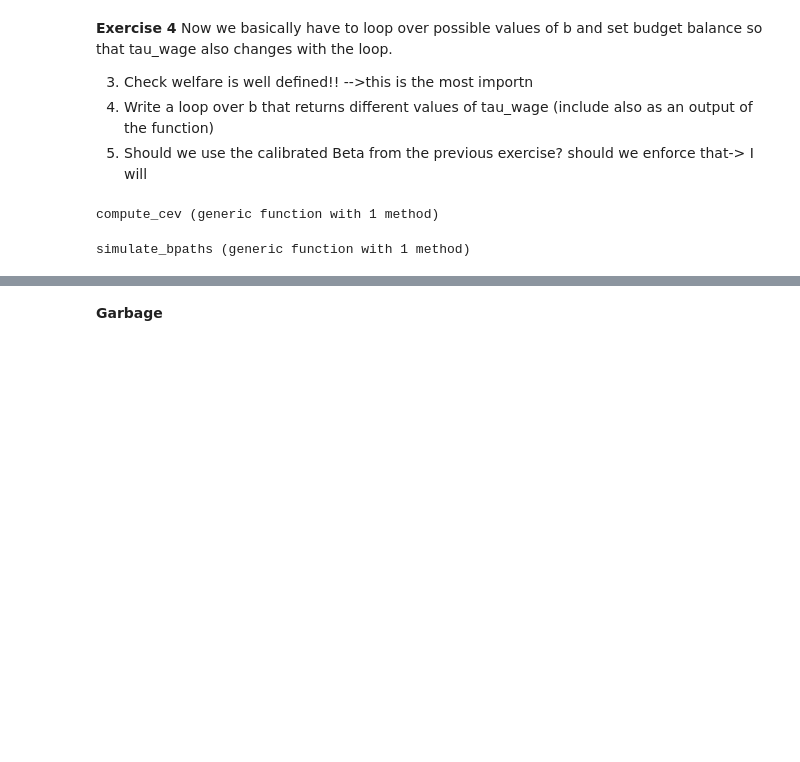
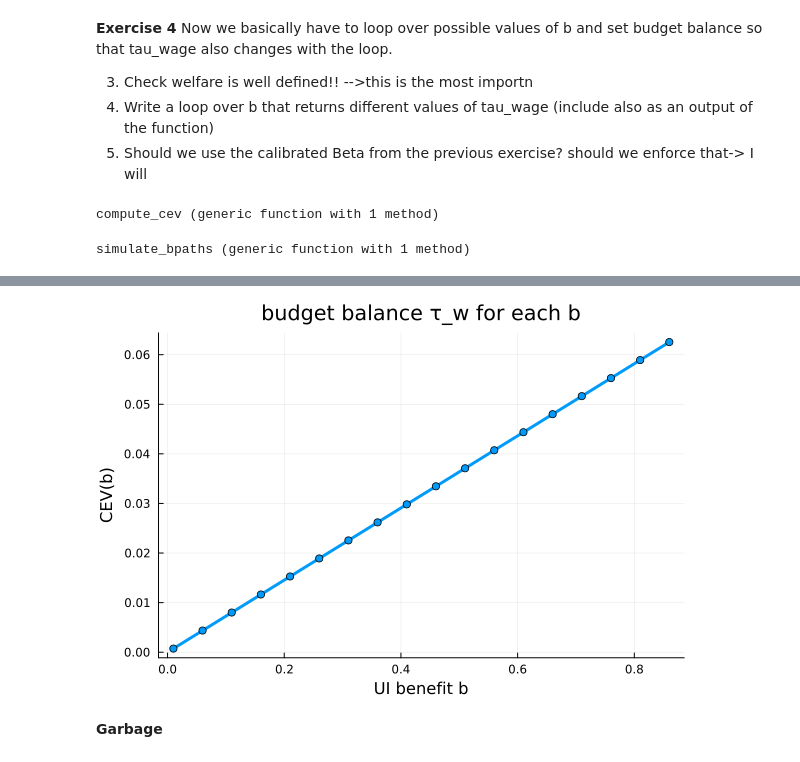
Before and after one commit to jorditorres1098/TSE-2025-2026, a Jupyter notebook: quantitative_econ/exam_quant_jt.ipynb, the cells around one changed output, grey strips where cells are left out. Saved outputs shown, nothing was run; the diff lists cells and outputs as text; code cells hidden in the pictures; blank space fills up the shorter version.

```diff
--- a/quantitative_econ/exam_quant_jt.ipynb
+++ b/quantitative_econ/exam_quant_jt.ipynb
@@ -991,3 +1028,20 @@ plot(
+# %%
+##add wages
+
+b      = b_simul_2[:, 1]
+wage    = b_simul_2[:, 3]
+
+plot(
+    b, wage,
+    xlabel = "UI benefit b",
+    ylabel = "CEV(b)",
+    title  = "budget balance τ_w for each b",
+    legend = false,
+    lw = 3,
+    marker = :circle
+)
+# %% [output]
+[figure, added]
 # %% [markdown]
 **Garbage**
 # %%
```
Also changed, not shown: parts of 9 cells of this notebook, 2 other files.
